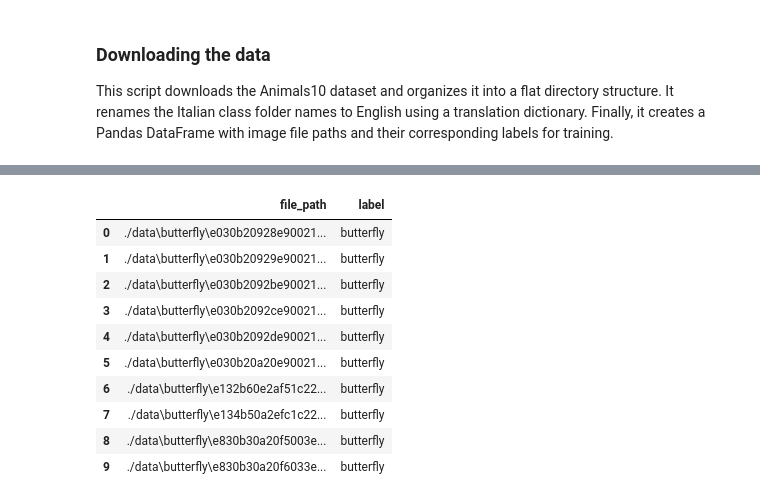
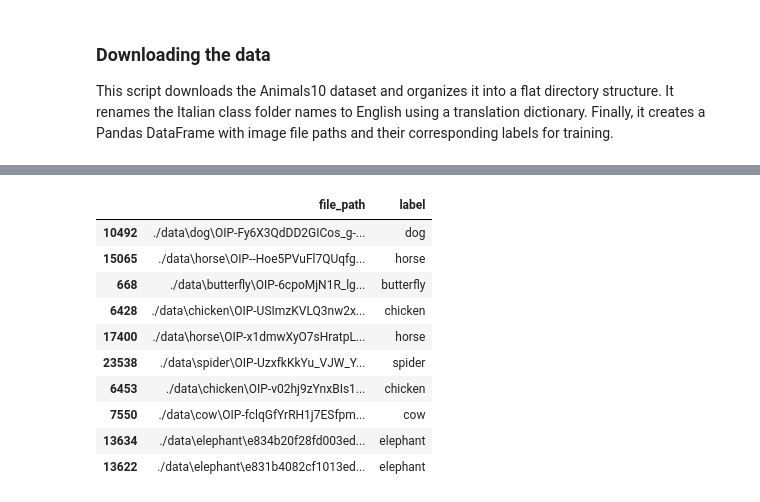
Before and after one commit to coleaydelotte/Animal-Classification, a Jupyter notebook: Animal_Classification.ipynb, the cells around one changed output, grey strips where cells are left out. Saved outputs shown, nothing was run; the diff lists cells and outputs as text; code cells hidden in the pictures.

```diff
--- a/Animal_Classification.ipynb
+++ b/Animal_Classification.ipynb
@@ -52,30 +67,16 @@ Dataset downloaded and organized in './data' directory.
-# %%
-file_names = []
-labels = []
-
-for folder in os.listdir("./data"):
-    for file in os.listdir(os.path.join("./data", folder)):
-        full_path = os.path.join("./data", folder, file)
-        if os.path.isfile(full_path):
-            file_names.append(full_path)
-            labels.append(folder)
-
-meta_data = pd.DataFrame({
-    'file_path': file_names,
-    'label': labels
-})
-meta_data['label'] = meta_data['label'].astype('category')
-meta_data.head(10)
-# %% [output]
-|  | file_path | label |
-| 0 | ./data\butterfly\e030b20928e90021... | butterfly |
-| 1 | ./data\butterfly\e030b20929e90021... | butterfly |
-| 2 | ./data\butterfly\e030b2092be90021... | butterfly |
-| 3 | ./data\butterfly\e030b2092ce90021... | butterfly |
-| 4 | ./data\butterfly\e030b2092de90021... | butterfly |
-| 5 | ./data\butterfly\e030b20a20e90021... | butterfly |
-| 6 | ./data\butterfly\e132b60e2af51c22... | butterfly |
-| 7 | ./data\butterfly\e134b50a2efc1c22... | butterfly |
-| 8 | ./data\butterfly\e830b30a20f5003e... | butterfly |
-| 9 | ./data\butterfly\e830b30a20f6033e... | butterfly |
+# %%
+train_set, test_set = load_meta_data()
+train_set.head(10)
+# %% [output]
+|  | file_path | label |
+| 10492 | ./data\dog\OIP-Fy6X3QdDD2GICos_g-... | dog |
+| 15065 | ./data\horse\OIP--Hoe5PVuFl7QUqfg... | horse |
+| 668 | ./data\butterfly\OIP-6cpoMjN1R_lg... | butterfly |
+| 6428 | ./data\chicken\OIP-USImzKVLQ3nw2x... | chicken |
+| 17400 | ./data\horse\OIP-x1dmwXyO7sHratpL... | horse |
+| 23538 | ./data\spider\OIP-UzxfkKkYu_VJW_Y... | spider |
+| 6453 | ./data\chicken\OIP-v02hj9zYnxBIs1... | chicken |
+| 7550 | ./data\cow\OIP-fclqGfYrRH1j7ESfpm... | cow |
+| 13634 | ./data\elephant\e834b20f28fd003ed... | elephant |
+| 13622 | ./data\elephant\e831b4082cf1013ed... | elephant |
 # %%
```
Also changed, not shown: parts of 12 cells of this notebook, 1 other file.
